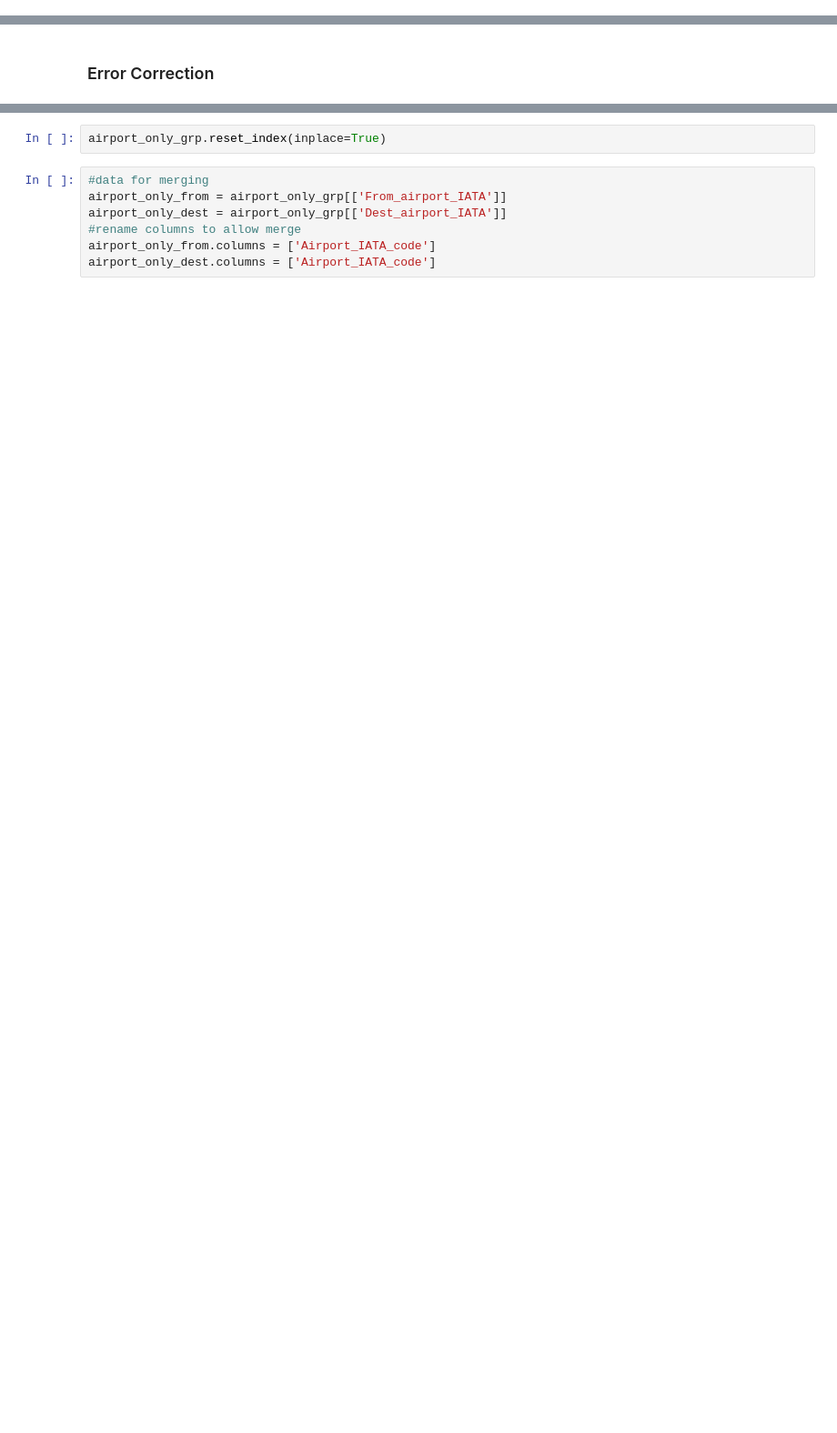
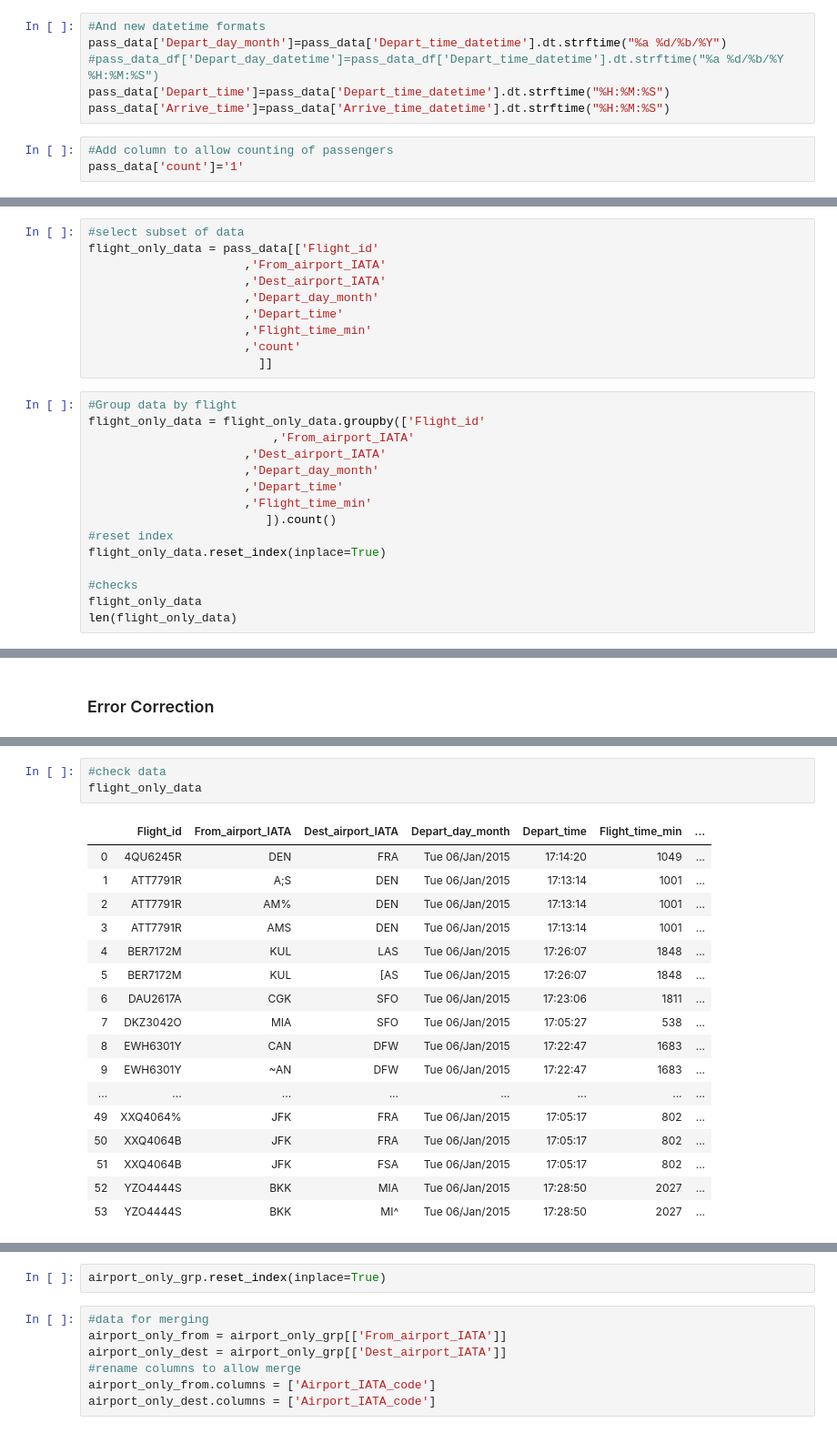
Before and after one commit to bloomfield-analysis/jk800839, a Jupyter notebook: CSMCC16 Flight Assignment JK800839.ipynb, the cells around one changed output, grey strips where cells are left out. Shown: that part at 91% size. Drawn from its saved outputs; the diff is of its cells as text; blank space fills up the shorter version.

Commit message:
Error Correction Flight IDs

```diff
--- a/CSMCC16 Flight Assignment JK800839.ipynb
+++ b/CSMCC16 Flight Assignment JK800839.ipynb
@@ -58,0 +60,9 @@ pass_datet_df.columns = ['Passenger_id'
+# %%
+#And new datetime formats
+pass_data['Depart_day_month']=pass_data['Depart_time_datetime'].dt.strftime("%a %d/%b/%Y")
+#pass_data_df['Depart_day_datetime']=pass_data_df['Depart_time_datetime'].dt.strftime("%a %d/%b/%Y %H:%M:%S")
+pass_data['Depart_time']=pass_data['Depart_time_datetime'].dt.strftime("%H:%M:%S")
+pass_data['Arrive_time']=pass_data['Arrive_time_datetime'].dt.strftime("%H:%M:%S")
+# %%
+#Add column to allow counting of passengers
+pass_data['count']='1'
@@ -58,0 +94,25 @@ pass_datet_df.columns = ['Passenger_id'
+# %%
+#select subset of data
+flight_only_data = pass_data[['Flight_id'
+                      ,'From_airport_IATA'
+                      ,'Dest_airport_IATA'
+                      ,'Depart_day_month'
+                      ,'Depart_time'
+                      ,'Flight_time_min'
+                      ,'count'
+                        ]]
+# %%
+#Group data by flight
+flight_only_data = flight_only_data.groupby(['Flight_id'
+                          ,'From_airport_IATA'
+                      ,'Dest_airport_IATA'
+                      ,'Depart_day_month'
+                      ,'Depart_time'
+                      ,'Flight_time_min'
+                         ]).count()
+#reset index
+flight_only_data.reset_index(inplace=True)
+
+#checks
+flight_only_data
+len(flight_only_data)
@@ -82,3 +123,24 @@ pass_data_df
+# %%
+#check data
+flight_only_data
+# %% [output]
+|  | Flight_id | From_airport_IATA | Dest_airport_IATA | Depart_day_month | Depart_time | Flight_time_min | ... |
+| 0 | 4QU6245R | DEN | FRA | Tue 06/Jan/2015 | 17:14:20 | 1049 | ... |
+| 1 | ATT7791R | A;S | DEN | Tue 06/Jan/2015 | 17:13:14 | 1001 | ... |
+| 2 | ATT7791R | AM% | DEN | Tue 06/Jan/2015 | 17:13:14 | 1001 | ... |
+| 3 | ATT7791R | AMS | DEN | Tue 06/Jan/2015 | 17:13:14 | 1001 | ... |
+| 4 | BER7172M | KUL | LAS | Tue 06/Jan/2015 | 17:26:07 | 1848 | ... |
+| 5 | BER7172M | KUL | [AS | Tue 06/Jan/2015 | 17:26:07 | 1848 | ... |
+| 6 | DAU2617A | CGK | SFO | Tue 06/Jan/2015 | 17:23:06 | 1811 | ... |
+| 7 | DKZ3042O | MIA | SFO | Tue 06/Jan/2015 | 17:05:27 | 538 | ... |
+| 8 | EWH6301Y | CAN | DFW | Tue 06/Jan/2015 | 17:22:47 | 1683 | ... |
+| 9 | EWH6301Y | ~AN | DFW | Tue 06/Jan/2015 | 17:22:47 | 1683 | ... |
+| ... | ... | ... | ... | ... | ... | ... | ... |
+| 49 | XXQ4064% | JFK | FRA | Tue 06/Jan/2015 | 17:05:17 | 802 | ... |
+| 50 | XXQ4064B | JFK | FRA | Tue 06/Jan/2015 | 17:05:17 | 802 | ... |
+| 51 | XXQ4064B | JFK | FSA | Tue 06/Jan/2015 | 17:05:17 | 802 | ... |
+| 52 | YZO4444S | BKK | MIA | Tue 06/Jan/2015 | 17:28:50 | 2027 | ... |
+| 53 | YZO4444S | BKK | MI^ | Tue 06/Jan/2015 | 17:28:50 | 2027 | ... |
 # %%
 #correct formats
 format_IATA = r"[A-Z][A-Z][A-Z]"
```
Also changed, not shown: parts of 49 cells of this notebook.
